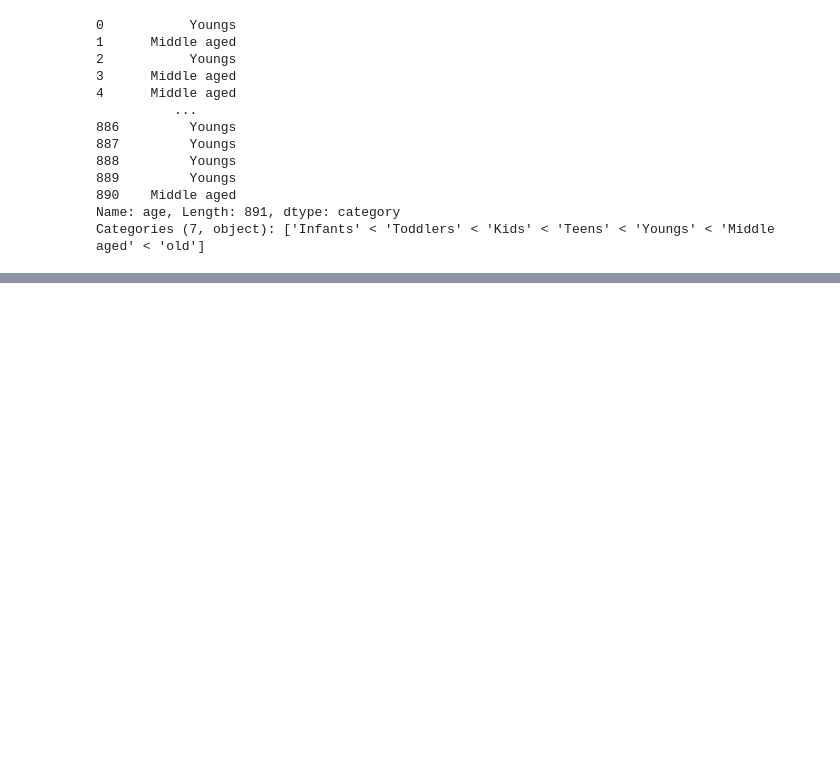
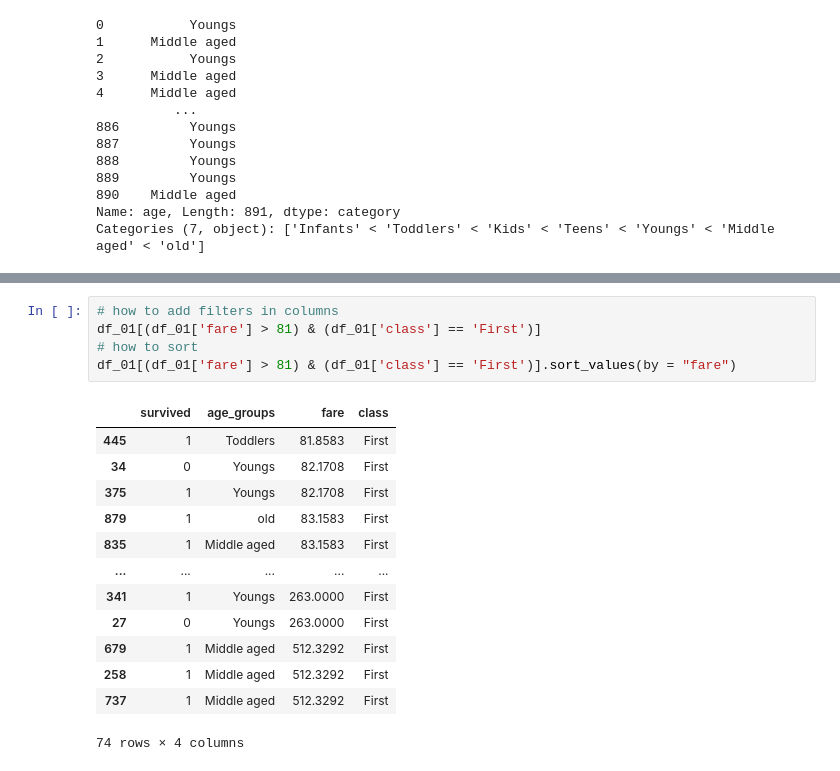
Before and after one commit to saqib52/DataScience_52-ML-DL, a Jupyter notebook: pandas/01_pandas.ipynb, the cells around one changed output, grey strips where cells are left out. Saved outputs shown, nothing was run; the diff lists cells and outputs as text; blank space fills up the shorter version.

```diff
--- a/pandas/01_pandas.ipynb
+++ b/pandas/01_pandas.ipynb
@@ -515,0 +587,19 @@ result
+# %%
+# how to add filters in columns
+df_01[(df_01['fare'] > 81) & (df_01['class'] == 'First')]
+# how to sort
+df_01[(df_01['fare'] > 81) & (df_01['class'] == 'First')].sort_values(by = "fare")
+# %% [output]
+|  | survived | age_groups | fare | class |
+| 445 | 1 | Toddlers | 81.8583 | First |
+| 34 | 0 | Youngs | 82.1708 | First |
+| 375 | 1 | Youngs | 82.1708 | First |
+| 879 | 1 | old | 83.1583 | First |
+| 835 | 1 | Middle aged | 83.1583 | First |
+| ... | ... | ... | ... | ... |
+| 341 | 1 | Youngs | 263.0000 | First |
+| 27 | 0 | Youngs | 263.0000 | First |
+| 679 | 1 | Middle aged | 512.3292 | First |
+| 258 | 1 | Middle aged | 512.3292 | First |
+| 737 | 1 | Middle aged | 512.3292 | First |
+74 rows × 4 columns
```
Also changed, not shown: parts of 7 cells of this notebook, 2 other files.
